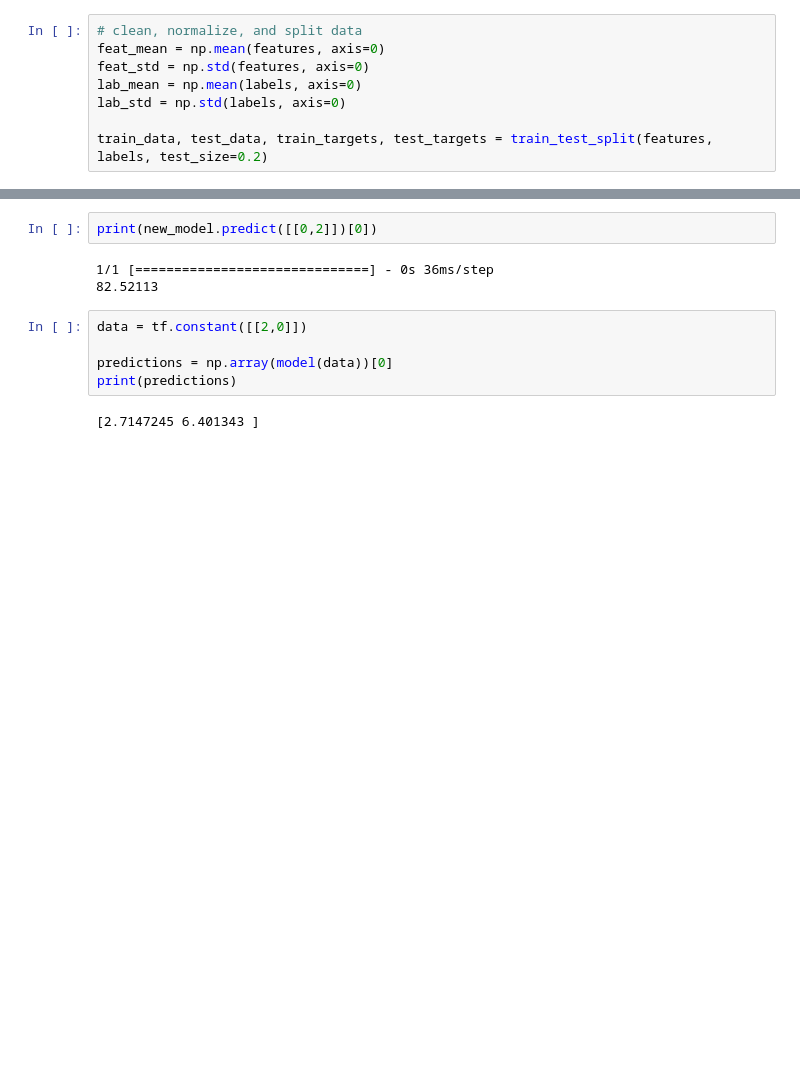
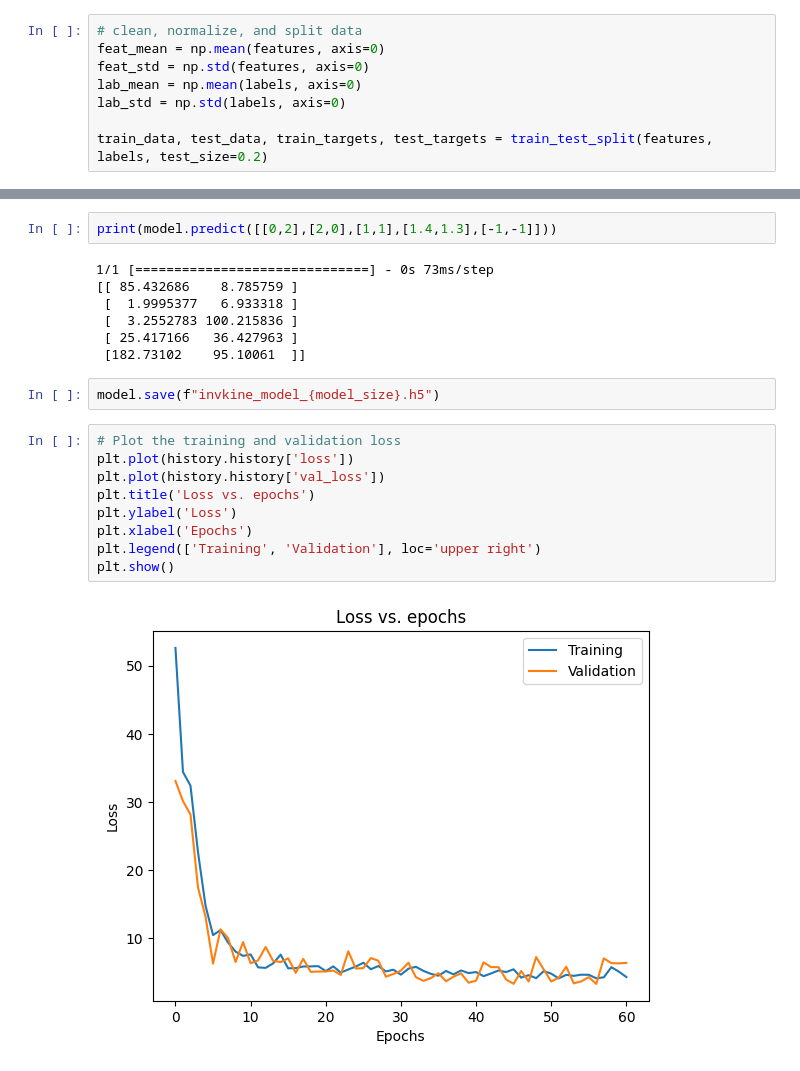
Before and after one commit to AbdallahAmrBeedo/Inverse_kinematics_learning_model, a Jupyter notebook: model_train.ipynb, the cells around one changed output, grey strips where cells are left out. Drawn from its saved outputs; the diff is of its cells as text; blank space fills up the shorter version.

```diff
--- a/model_train.ipynb
+++ b/model_train.ipynb
@@ -156,12 +366,22 @@ array([[ 82.52112  ,  10.429477 ],
 # %%
-print(new_model.predict([[0,2]])[0])
+print(model.predict([[0,2],[2,0],[1,1],[1.4,1.3],[-1,-1]]))
 # %% [output]
-1/1 [==============================] - 0s 36ms/step
-82.52113
+1/1 [==============================] - 0s 73ms/step
+[[ 85.432686    8.785759 ]
+ [  1.9995377   6.933318 ]
+ [  3.2552783 100.215836 ]
+ [ 25.417166   36.427963 ]
+ [182.73102    95.10061  ]]
-# %%
-data = tf.constant([[2,0]])
-
-predictions = np.array(model(data))[0]
-print(predictions)
-# %% [output]
-[2.7147245 6.401343 ]
+# %%
+model.save(f"invkine_model_{model_size}.h5")
+# %%
+# Plot the training and validation loss
+plt.plot(history.history['loss'])
+plt.plot(history.history['val_loss'])
+plt.title('Loss vs. epochs')
+plt.ylabel('Loss')
+plt.xlabel('Epochs')
+plt.legend(['Training', 'Validation'], loc='upper right')
+plt.show()
+# %% [output]
+[figure, added]
```
Also changed, not shown: parts of 25 cells of this notebook, 5 other files.
